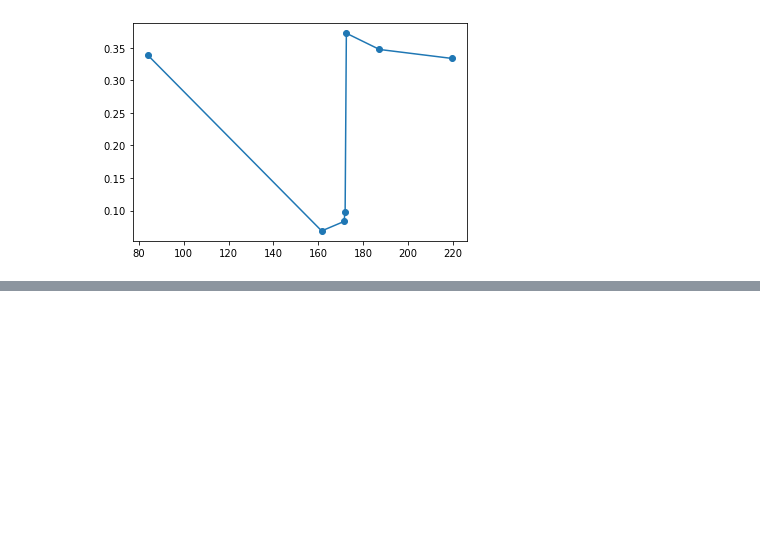
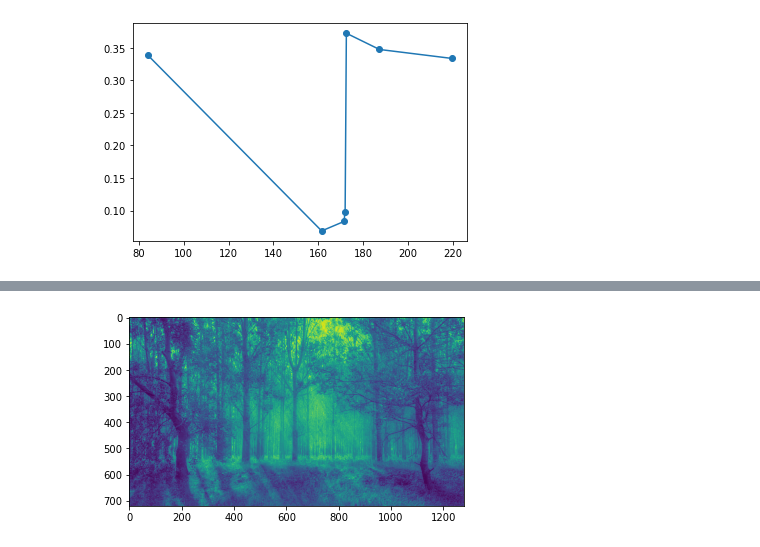
Before and after one commit to nissmar/ForgeryDetection, a Jupyter notebook: torch_noise_estim.ipynb, the cells around one changed output, grey strips where cells are left out. Cells and saved outputs as stored; diff of their text form; code cells hidden in the pictures; blank space fills up the shorter version.

```diff
--- a/torch_noise_estim.ipynb
+++ b/torch_noise_estim.ipynb
@@ -42,7 +66,7 @@ class DCT_CONV(nn.Module):
             self.conv_in.weight.data[i,0,:,:] = nn.Parameter(dtype(a1))
 
     def forward(self, x):
-        out = self.conv_in(self.padding(x[None,None,:]))
+        out = self.conv_in(self.padding(x[None,None,:,:]))
         return out[0]
 
     def mean_dct(self, output):
@@ -89,11 +113,12 @@ class DCT_CONV(nn.Module):
 
         Lmeans=[]
         Lvars=[]
-        for index in range(0, len(mean_list), e_per_bin):
-            low_val = mean_list[index]
-            high_val = mean_list[min(index+e_per_bin,len(mean_list)-1)]
-            Lmeans.append( (high_val+low_val).item()/2)
-            Lvars.append(self.noise_var(output,mean_dct, lowfreq_var,low_val,high_val, f_var).item())
+        if e_per_bin<len(mean_list):
+            for index in range(0, len(mean_list), e_per_bin):
+                low_val = mean_list[index]
+                high_val = mean_list[min(index+e_per_bin,len(mean_list)-1)]
+                Lmeans.append( (high_val+low_val).item()/2)
+                Lvars.append(self.noise_var(output,mean_dct, lowfreq_var,low_val,high_val, f_var).item())
         return Lmeans,Lvars
 
 
@@ -110,9 +135,7 @@ class DCT_CONV(nn.Module):
 
 M = DCT_CONV(ksize=8)
 # M.show_net()
-im = np.array(Image.open("forged_images/cyg.png"))
-im = np.array(im).mean(axis=2) # convert to bw
-im = torch.FloatTensor(im)
+im = load_tensor_img("forged_images/cyg.png")
 
 Lm,Lv= M.image_variance_hist(im, e_per_bin=40000, f_var=0.005)
 plt.plot(Lm,Lv,'o-')
@@ -129,0 +185,10 @@ plt.plot(Lm2,Lv2,'o-')
+# %%
+# im=load_tensor_img("forged_images/forest_rhino.jpg")
+im=load_tensor_img("paysages/forest.jpg")
+
+
+out = M(im)
+plt.imshow(im)
+arr = (out[36:]**2).mean(dim=0).detach()
+# %% [output]
+[figure, added]
```
Also changed, not shown: parts of 7 cells of this notebook, 6 other files.
